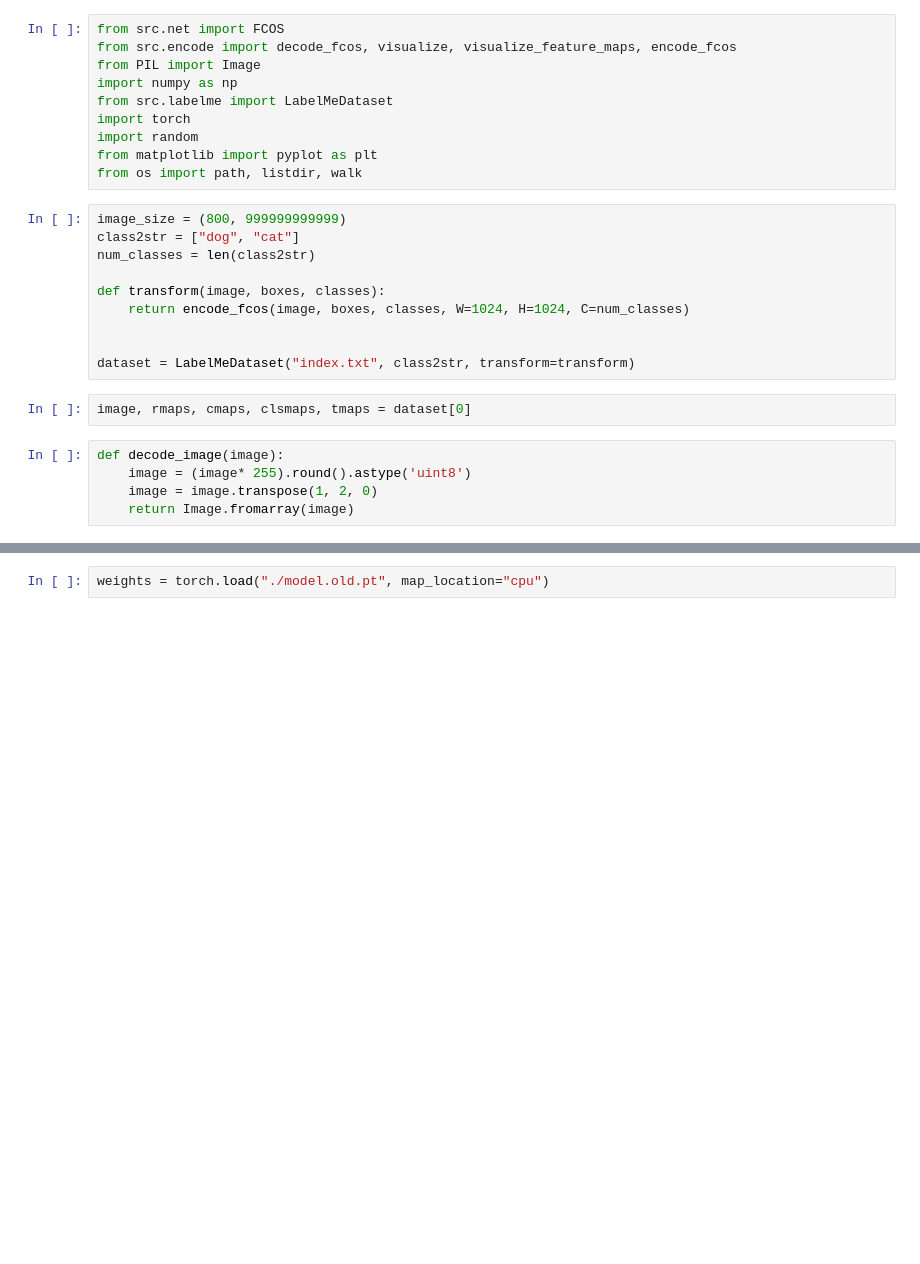
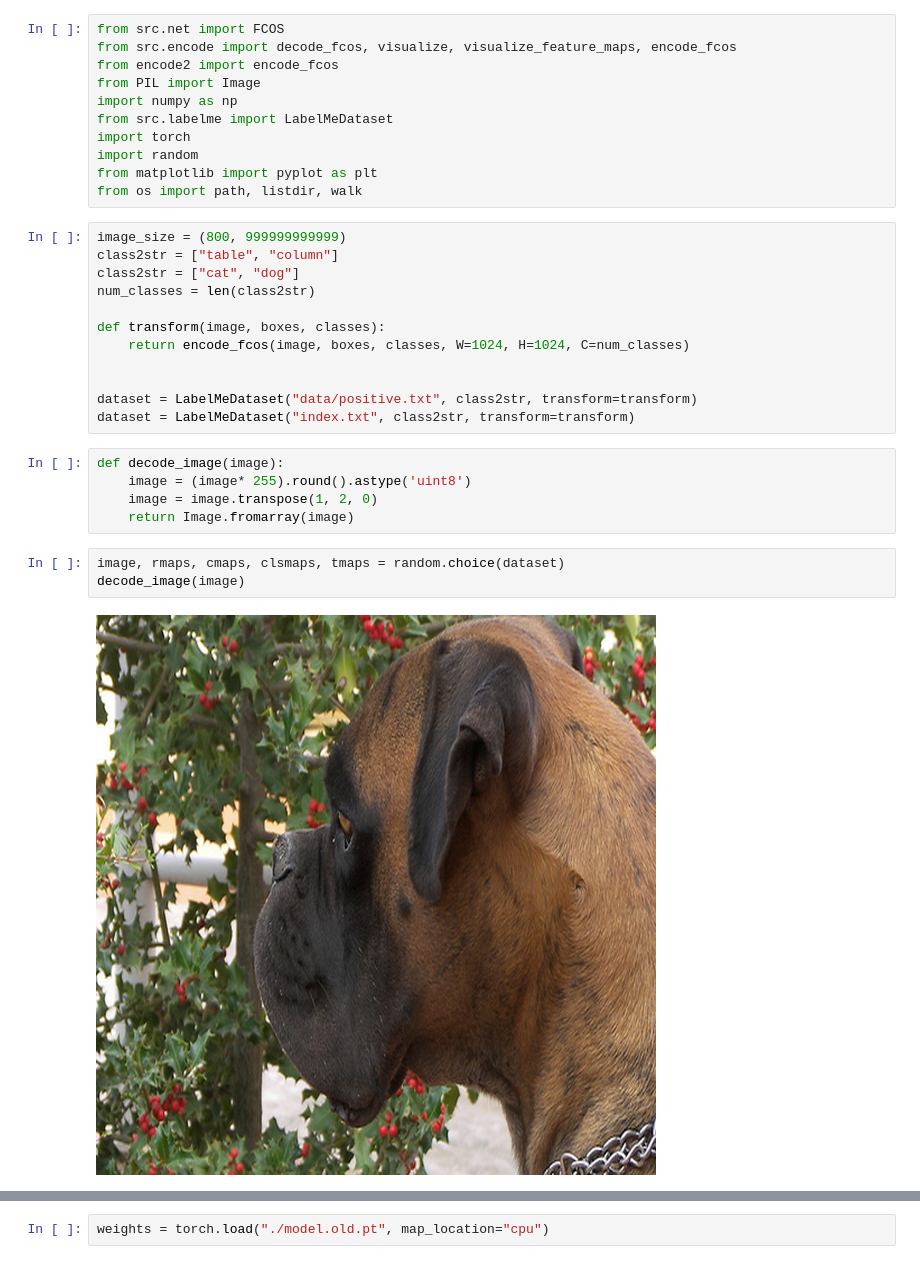
Before and after one commit to ndgnuh/megane, a Jupyter notebook: Debug.ipynb, the cells around one changed output, grey strips where cells are left out. Saved outputs shown, nothing was run; the diff lists cells and outputs as text; blank space fills up the shorter version.

```diff
--- a/Debug.ipynb
+++ b/Debug.ipynb
@@ -1,6 +1,7 @@
 # %%
 from src.net import FCOS
 from src.encode import decode_fcos, visualize, visualize_feature_maps, encode_fcos
+from encode2 import encode_fcos
 from PIL import Image
 import numpy as np
 from src.labelme import LabelMeDataset
@@ -10,18 +11,23 @@ from matplotlib import pyplot as plt
 from os import path, listdir, walk
 # %%
 image_size = (800, 999999999999)
-class2str = ["dog", "cat"]
+class2str = ["table", "column"]
+class2str = ["cat", "dog"]
 num_classes = len(class2str)
 
 def transform(image, boxes, classes):
     return encode_fcos(image, boxes, classes, W=1024, H=1024, C=num_classes)
 
 
+dataset = LabelMeDataset("data/positive.txt", class2str, transform=transform)
 dataset = LabelMeDataset("index.txt", class2str, transform=transform)
+# %%
+def decode_image(image):
+    image = (image* 255).round().astype('uint8')
+    image = image.transpose(1, 2, 0)
+    return Image.fromarray(image)
 # %%
-image, rmaps, cmaps, clsmaps, tmaps = dataset[0]
+image, rmaps, cmaps, clsmaps, tmaps = random.choice(dataset)
+decode_image(image)
+# %% [output]
+[figure, added]
-# %%
-def decode_image(image):
-    image = (image* 255).round().astype('uint8')
-    image = image.transpose(1, 2, 0)
-    return Image.fromarray(image)
```
Also changed, not shown: parts of 3 cells of this notebook, 4 other files.
